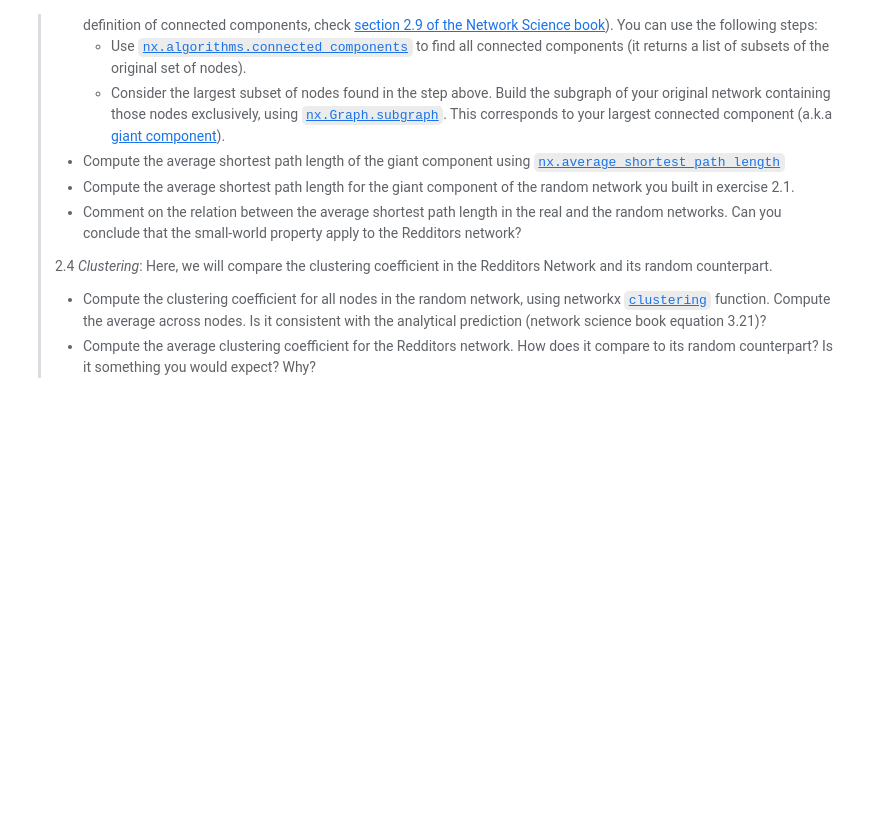
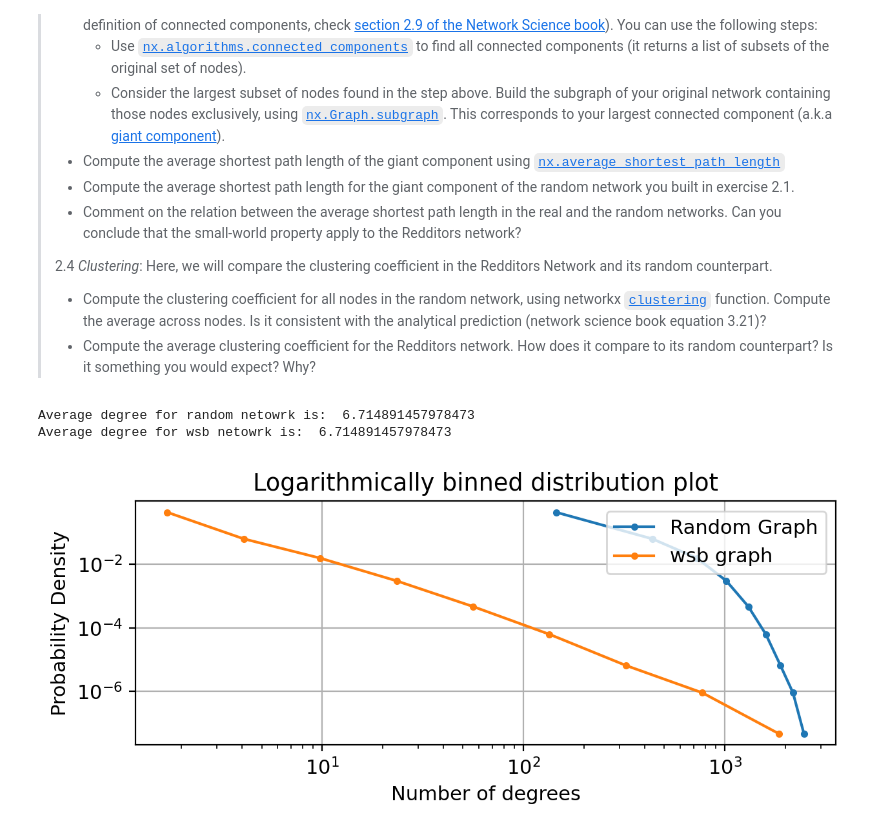
Before and after one commit to augustsemrau/comsocsci2021, a Jupyter notebook: lectures/Week4.ipynb, the cells around one changed output. Cells and saved outputs as stored; diff of their text form; code cells hidden in the pictures; blank space fills up the shorter version.

```diff
--- a/lectures/Week4.ipynb
+++ b/lectures/Week4.ipynb
@@ -298,0 +315,46 @@ Also, DFV is not very centered.."""
+# %%
+# # # 2.2 Degree Distribution: In this exercise, we will compare the degree distribution of the real network and its random counterpart.
+
+random_degrees_dict = dict(wsb_graph.degree())
+random_degrees = list(random_degrees_dict.values())
+
+wsb_degrees_dict = dict(wsb_graph.degree())
+wsb_degrees = list(wsb_degrees_dict.values())
+
+# # # Compute the distribution of degree for the random network using the numpy function np.histogram. Bin your histogram using 10 linearly spaced bins. Remember to pass the parameter density=True.
+# bins = np.logspace(np.log10(1), np.log10(max(random_degrees)), 10)
+bins = np.linspace(0, max(random_degrees), 10)
+hist, edges = np.histogram(random_degrees, bins=bins, density=True)
+x_random = (edges[1:]+edges[:-1])/2.
+
+
+# # # Compute the distribution of degree for the Redditors undirected network using the numpy function np.histogram. Bin your histogram using 10 logarithmically spaced bins. Remember to pass the parameter density=True.
+bins = np.logspace(np.log10(1), np.log10(max(wsb_degrees)), 10)
+hist, edges = np.histogram(wsb_degrees, bins=bins, density=True)
+x_wsb = (edges[1:]+edges[:-1])/2.
+
+# # # Plot the two distributions you computed in steps 1. and 2. in the same figure as two line-graphs. Log-scale the x and y axes.
+
+fig, ax = plt.subplots()
+ax.plot(x_random, hist, marker='.', label='Random Graph')
+ax.plot(x_wsb, hist, marker='.', label='wsb graph')
+ax.set_xscale('log')
+ax.set_yscale('log')
+ax.set_xlabel('Number of degrees')
+ax.set_ylabel('Probability Density')
+ax.set_title("Logarithmically binned distribution plot")
+ax.grid()
+ax.legend(loc='upper right')
+
+# # # Comment the figure. What are the differences between the two distributions? Why did I ask you to use two different types of binning?
+"""The number of edges on each node is binomially distributed, which means the relationship is *not* exponential, ie. the linear binning.
+We know that the number of edges in the reddit network is in fact exponential."""
+
+# # # What is the average degree of the random and the real network? Comment on the relation between the two.
+print("Average degree for random netowrk is: ", np.mean(random_degrees))
+print("Average degree for wsb netowrk is: ", np.mean(wsb_degrees))
+"""They have the same average, which makes sense as the random network is generated from the distribution calculated from the wsb graph."""
+# %% [output]
+Average degree for random netowrk is:  6.714891457978473
+Average degree for wsb netowrk is:  6.714891457978473
+[figure, added]
```
Also changed, not shown: parts of 10 cells of this notebook.
